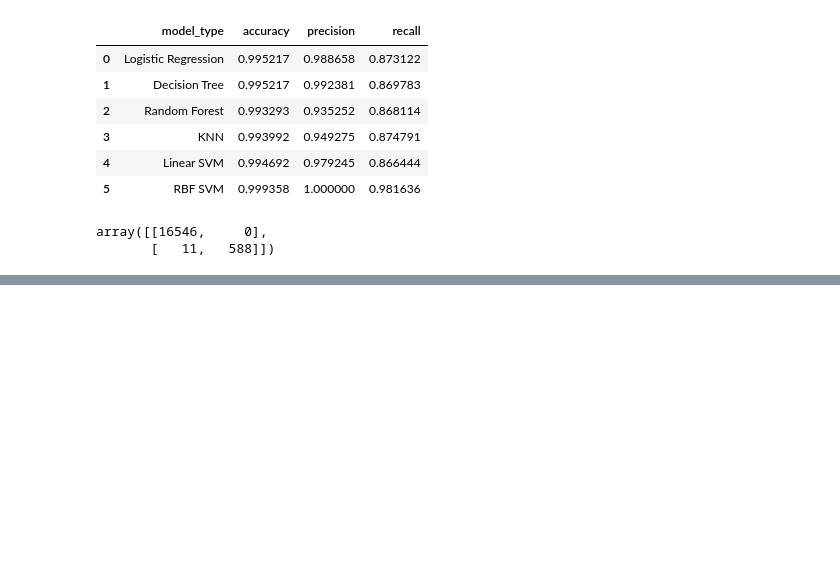
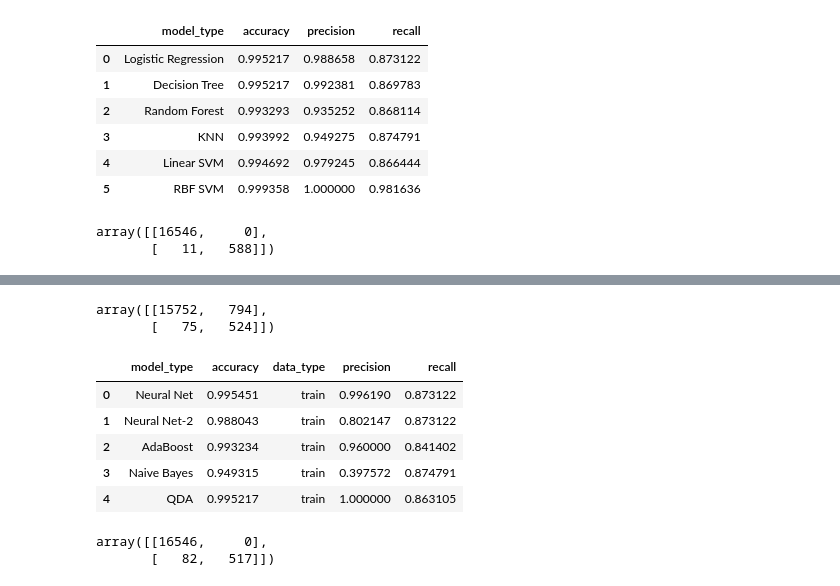
Before and after one commit to Yongliang-Shi/Mechanism-of-Action-Prediction, a Jupyter notebook: model_moa.ipynb, the cells around one changed output, grey strips where cells are left out. Saved outputs shown, nothing was run; the diff lists cells and outputs as text; code cells hidden in the pictures; blank space fills up the shorter version.

Commit message:
evaluate 5 more classifiers

```diff
--- a/model_moa.ipynb
+++ b/model_moa.ipynb
@@ -776,0 +811,12 @@ eval_df
+# %%
+# AdaBoostCalssifier
+
+from sklearn.ensemble import AdaBoostClassifier
+
+clf = AdaBoostClassifier(random_state=123)
+clf.fit(X_train, y_train)
+y_pred = clf.predict(X_train)
+
+d = model.estimator_report('AdaBoost', 'train', y_train, y_pred)
+eval_df = eval_df.append(d, ignore_index=True)
+eval_df
@@ -776,0 +846,31 @@ eval_df
+# %%
+# Print out the confusion matrx for Naive Bayes
+confusion_matrix(y_train, y_pred)
+# %% [output]
+array([[15752,   794],
+       [   75,   524]])
+# %%
+# QDA
+
+from sklearn.discriminant_analysis import QuadraticDiscriminantAnalysis
+
+clf =  QuadraticDiscriminantAnalysis(random_state=123)
+clf.fit(X_train, y_train)
+y_pred = clf.predict(X_train)
+
+d = model.estimator_report('QDA', 'train', y_train, y_pred)
+eval_df = eval_df.append(d, ignore_index=True)
+eval_df
+# %% [output]
+|  | model_type | accuracy | data_type | precision | recall |
+| 0 | Neural Net | 0.995451 | train | 0.996190 | 0.873122 |
+| 1 | Neural Net-2 | 0.988043 | train | 0.802147 | 0.873122 |
+| 2 | AdaBoost | 0.993234 | train | 0.960000 | 0.841402 |
+| 3 | Naive Bayes | 0.949315 | train | 0.397572 | 0.874791 |
+| 4 | QDA | 0.995217 | train | 1.000000 | 0.863105 |
+# %%
+# Print out the confusion matrx for QDA
+confusion_matrix(y_train, y_pred)
+# %% [output]
+array([[16546,     0],
+       [   82,   517]])
```
Also changed, not shown: parts of 13 cells of this notebook.
